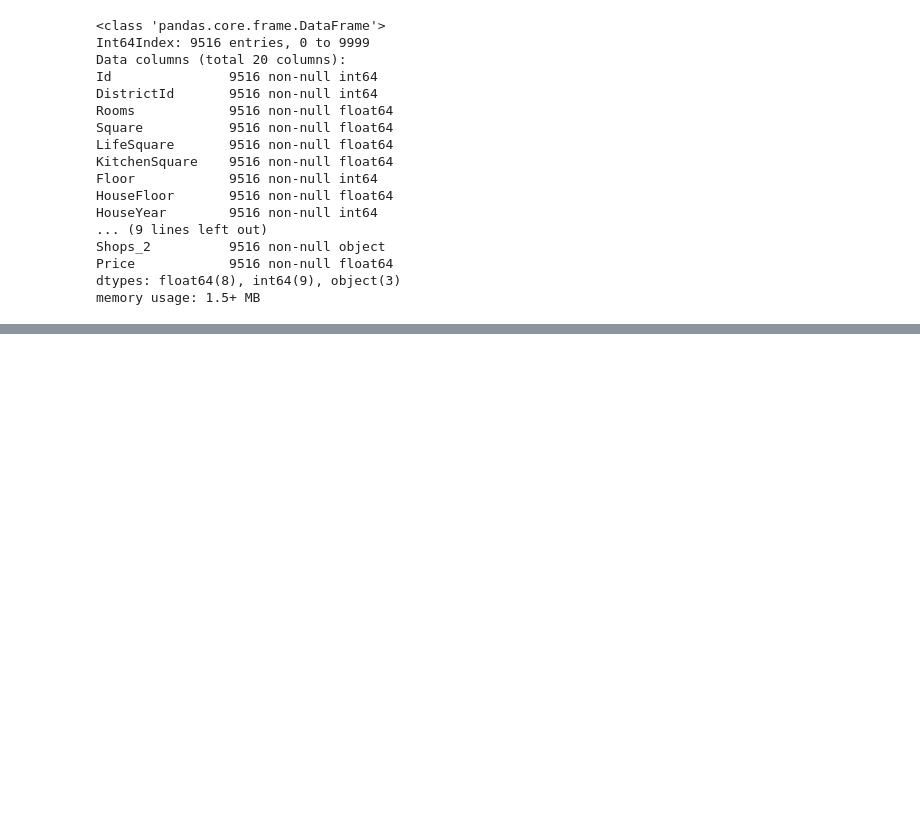
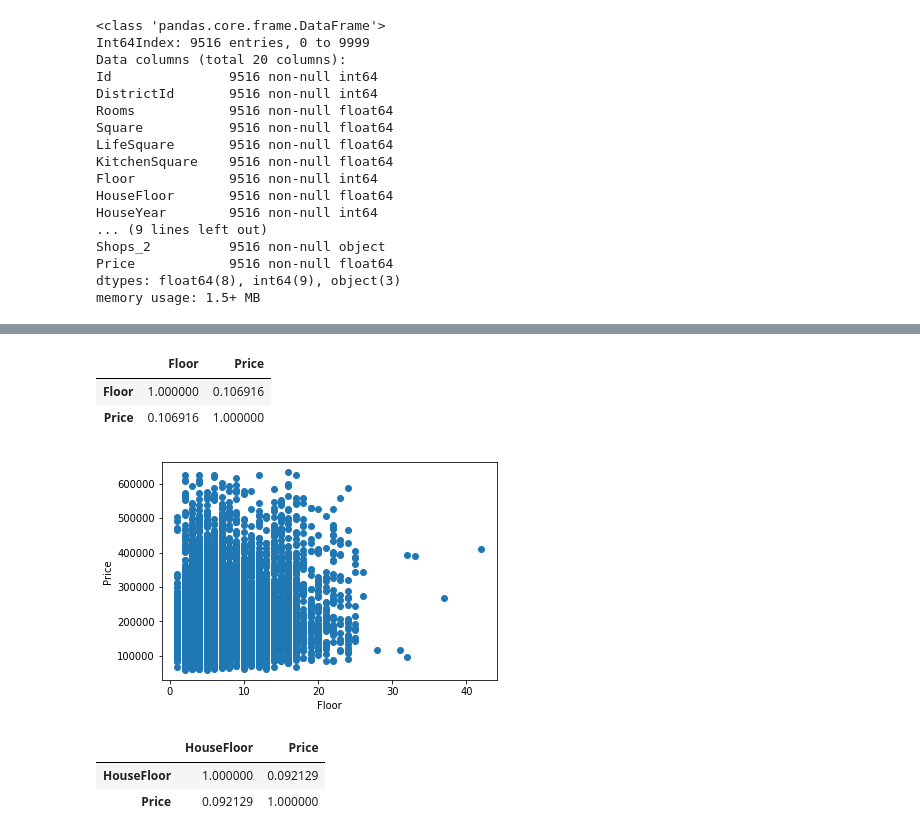
Before and after one commit to nawww83/pyton_ds, a Jupyter notebook: NovikovAV_kursovoy.ipynb, the cells around one changed output, grey strips where cells are left out. Saved outputs shown, nothing was run; the diff lists cells and outputs as text; code cells hidden in the pictures; blank space fills up the shorter version.

```diff
--- a/NovikovAV_kursovoy.ipynb
+++ b/NovikovAV_kursovoy.ipynb
@@ -244,0 +480,4 @@ memory usage: 1.5+ MB
+# %%
+floors = d_cleared['Floor']
+# %%
+price = d_cleared['Price']
@@ -244,0 +486,13 @@ memory usage: 1.5+ MB
+# %%
+d_PF.corr()
+# %% [output]
+|  | Floor | Price |
+| Floor | 1.000000 | 0.106916 |
+| Price | 0.106916 | 1.000000 |
+# %%
+plt.scatter(floors, price)
+plt.xlabel('Floor')
+plt.ylabel('Price')
+plt.show()
+# %% [output]
+[figure, added]
@@ -244,0 +501,6 @@ memory usage: 1.5+ MB
+# %%
+d_PHF.corr()
+# %% [output]
+|  | HouseFloor | Price |
+| HouseFloor | 1.000000 | 0.092129 |
+| Price | 0.092129 | 1.000000 |
```
Also changed, not shown: parts of 58 cells of this notebook.
